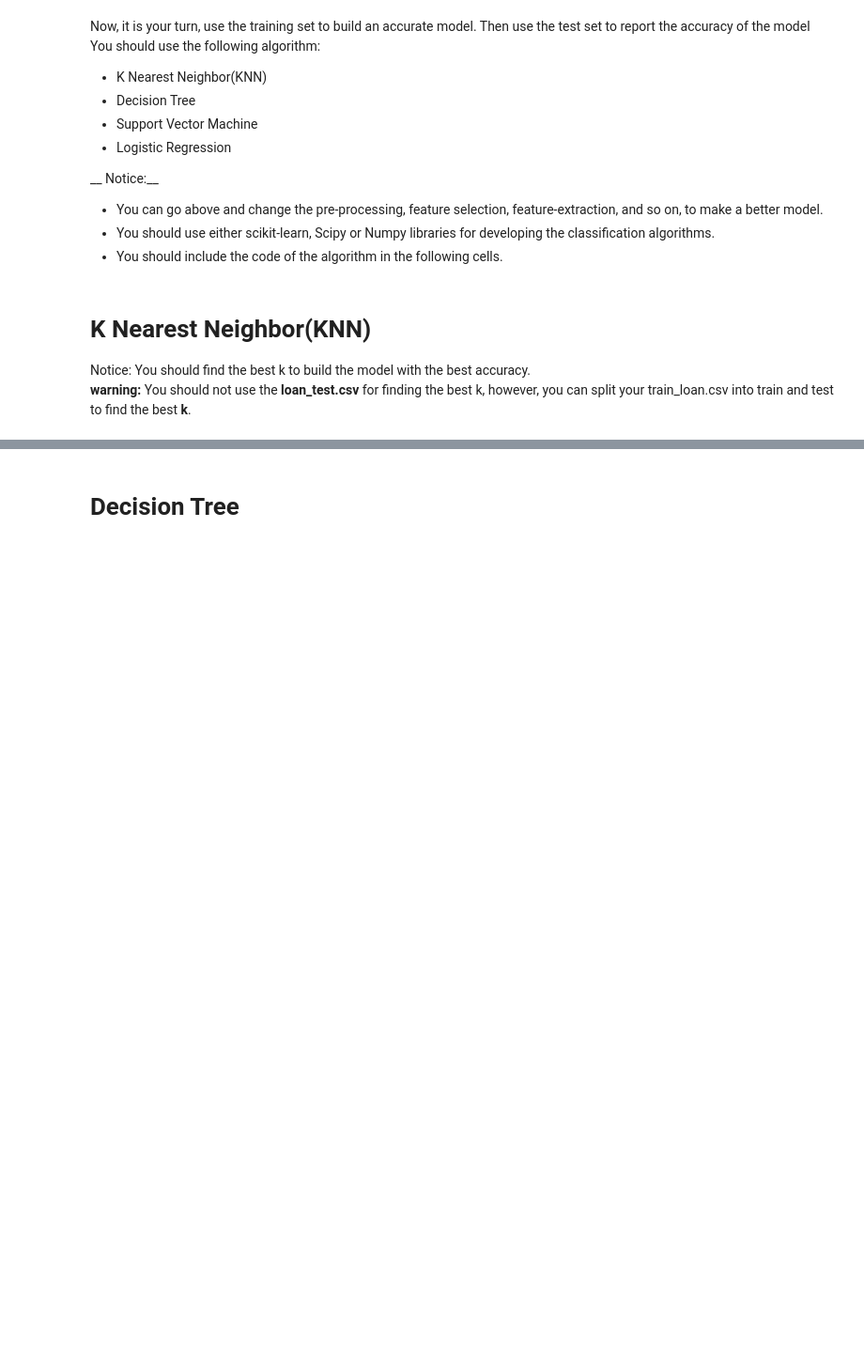
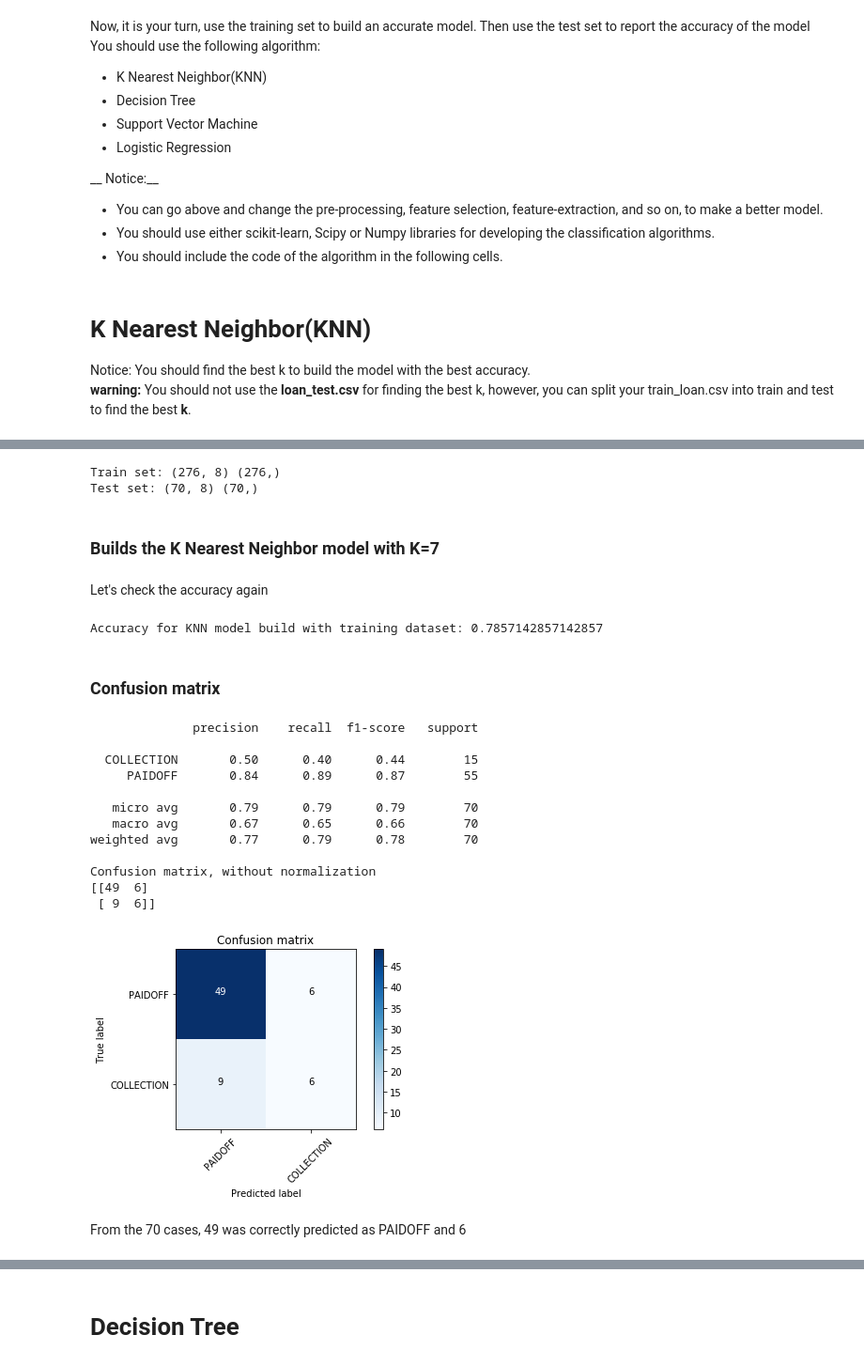
Before and after one commit to M-L-5000/Capstone-projects, a Jupyter notebook: Final project - Machine Learning with Python.ipynb, the cells around one changed output, grey strips where cells are left out. Shown: that part at 94% size. Cells and saved outputs as stored; diff of their text form; code cells hidden in the pictures; blank space fills up the shorter version.

```diff
--- a/Final project - Machine Learning with Python.ipynb
+++ b/Final project - Machine Learning with Python.ipynb
@@ -297,0 +351,9 @@ Notice: You should find the best k to build the model with the best accuracy.
+# %%
+X_train, X_test, y_train, y_test = train_test_split( X, y, test_size=0.2, random_state=4)
+print('Train set:', X_train.shape,  y_train.shape)
+print('Test set:', X_test.shape,  y_test.shape)
+# %% [output]
+Train set: (276, 8) (276,)
+Test set: (70, 8) (70,)
+# %% [markdown]
+### Builds the K Nearest Neighbor model with K=7
@@ -297,0 +364,68 @@ Notice: You should find the best k to build the model with the best accuracy.
+# %% [markdown]
+Let's check the accuracy again
+# %%
+print("Accuracy for KNN model build with training dataset: " + str(metrics.accuracy_score(y_test,y_pred)))
+# %% [output]
+Accuracy for KNN model build with training dataset: 0.7857142857142857
+# %% [markdown]
+### Confusion matrix
+# %%
+def plot_confusion_matrix(cm, classes,
+                          normalize=False,
+                          title='Confusion matrix',
+                          cmap=plt.cm.Blues):
+    """
+    This function prints and plots the confusion matrix.
+    Normalization can be applied by setting `normalize=True`.
+    """
+    if normalize:
+        cm = cm.astype('float') / cm.sum(axis=1)[:, np.newaxis]
+        print("Normalized confusion matrix")
+    else:
+        print('Confusion matrix, without normalization')
+
+    print(cm)
+
+    plt.imshow(cm, interpolation='nearest', cmap=cmap)
+    plt.title(title)
+    plt.colorbar()
+    tick_marks = np.arange(len(classes))
+    plt.xticks(tick_marks, classes, rotation=45)
+    plt.yticks(tick_marks, classes)
+
+    fmt = '.2f' if normalize else 'd'
+    thresh = cm.max() / 2.
+    for i, j in itertools.product(range(cm.shape[0]), range(cm.shape[1])):
+        plt.text(j, i, format(cm[i, j], fmt),
+                 horizontalalignment="center",
+                 color="white" if cm[i, j] > thresh else "black")
+
+    plt.tight_layout()
+    plt.ylabel('True label')
+    plt.xlabel('Predicted label')
+# %%
+# Compute confusion matrix
+cnf_matrix = confusion_matrix(y_test, y_pred, labels=["PAIDOFF", "COLLECTION"])
+np.set_printoptions(precision=2)
+
+print (classification_report(y_test, y_pred))
+
+# Plot non-normalized confusion matrix
+plt.figure()
+plot_confusion_matrix(cnf_matrix, classes=['PAIDOFF','COLLECTION'],normalize= False,  title='Confusion matrix')
+# %% [output]
+              precision    recall  f1-score   support
+
+  COLLECTION       0.50      0.40      0.44        15
+     PAIDOFF       0.84      0.89      0.87        55
+
+   micro avg       0.79      0.79      0.79        70
+   macro avg       0.67      0.65      0.66        70
+weighted avg       0.77      0.79      0.78        70
+
+Confusion matrix, without normalization
+[[49  6]
+ [ 9  6]]
+[figure, added]
+# %% [markdown]
+From the 70 cases, 49 was correctly predicted as PAIDOFF and 6
```
Also changed, not shown: parts of 12 cells of this notebook.
